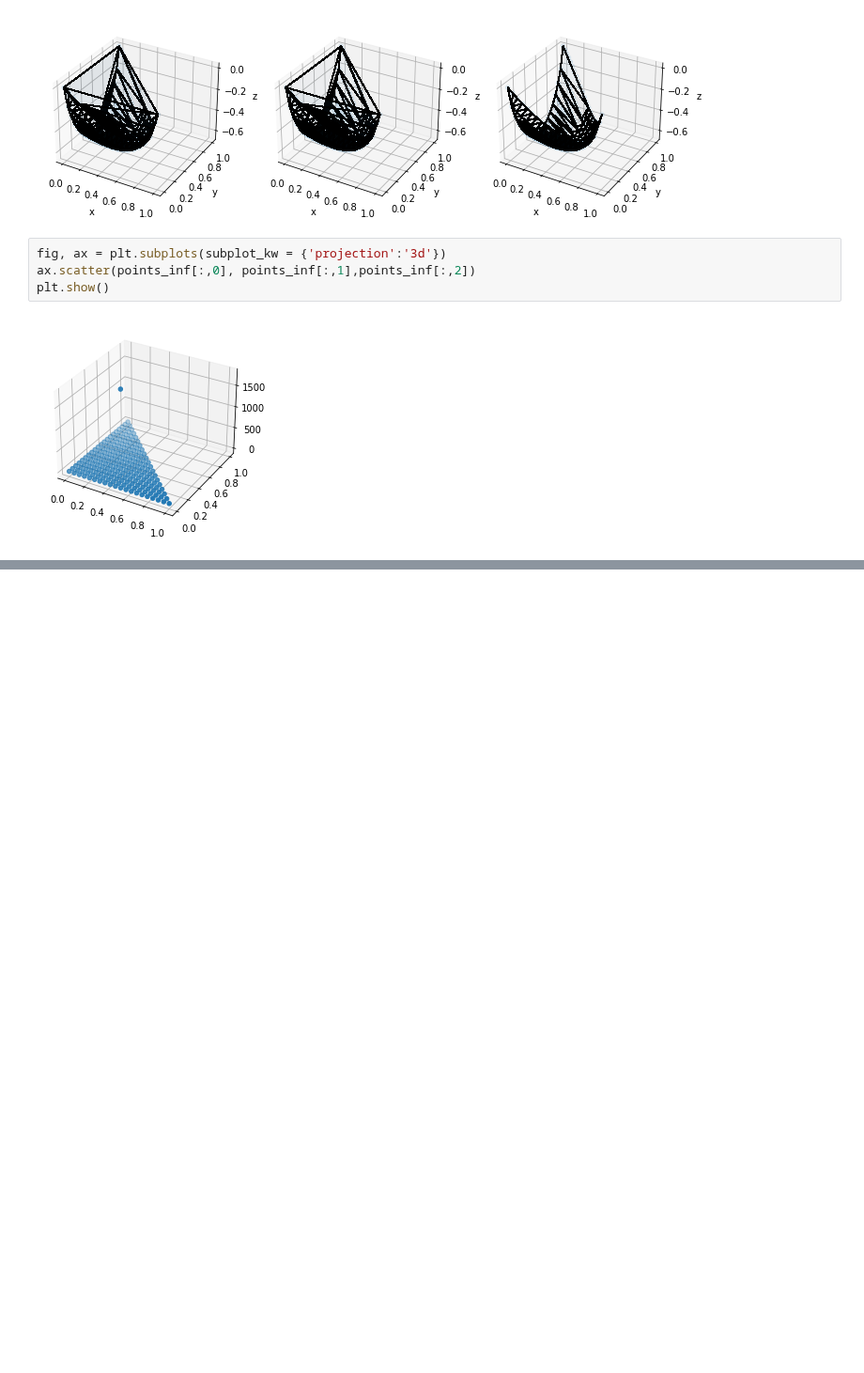
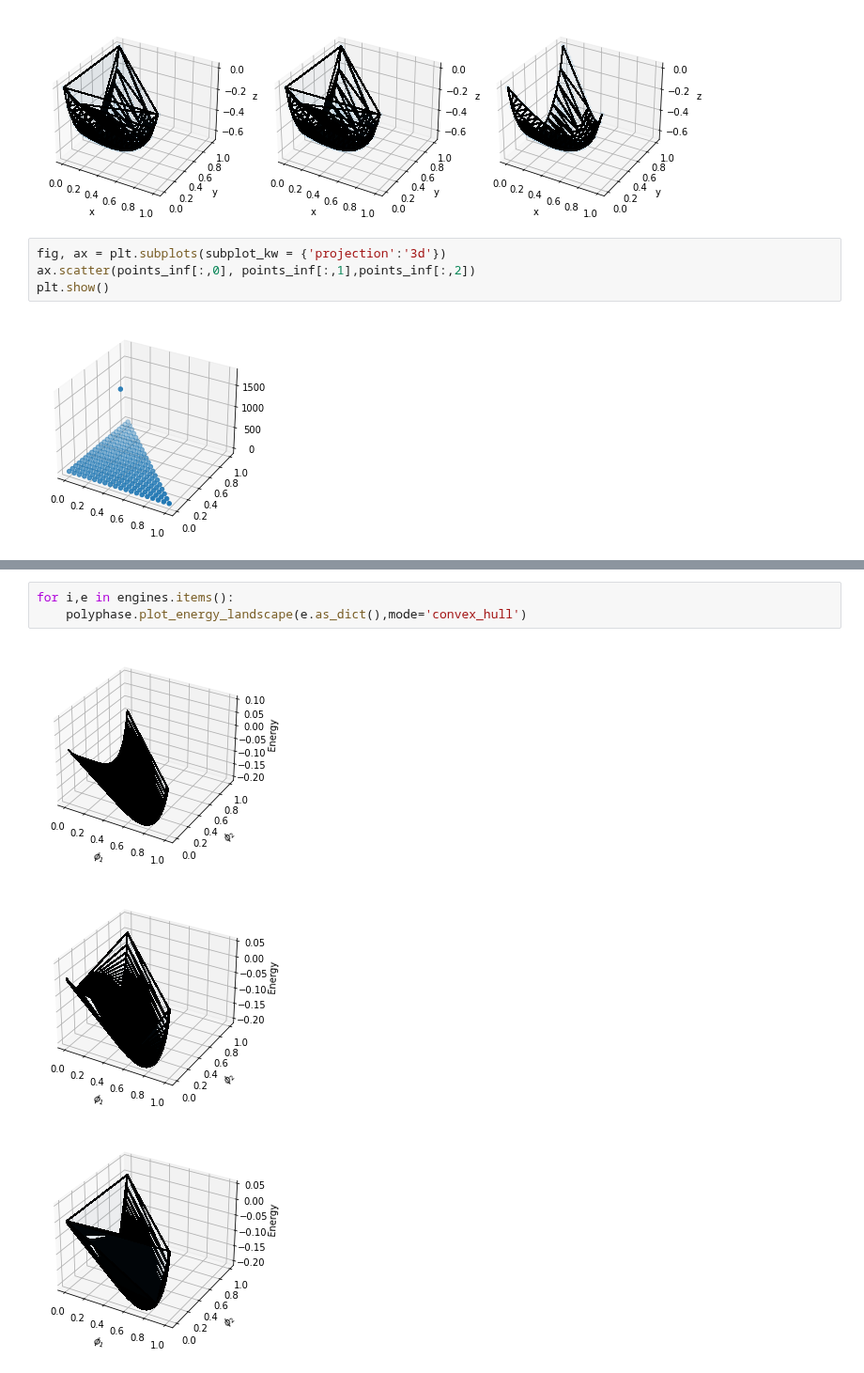
Before and after one commit to kiranvad/polyphase, a Jupyter notebook: notebooks/[ASR] Energy corrections.ipynb, the cells around one changed output, grey strips where cells are left out. Shown at 94% size. Drawn from its saved outputs; the diff is of its cells as text; blank space fills up the shorter version.

```diff
--- a/notebooks/[ASR] Energy corrections.ipynb
+++ b/notebooks/[ASR] Energy corrections.ipynb
@@ -208,0 +239,7 @@ for i in [1,2,3]:
+# %%
+for i,e in engines.items():
+    polyphase.plot_energy_landscape(e.as_dict(),mode='convex_hull')
+# %% [output]
+[figure, added]
+[figure, added]
+[figure, added]
```
Also changed, not shown: parts of 9 cells of this notebook, 6 other files.
